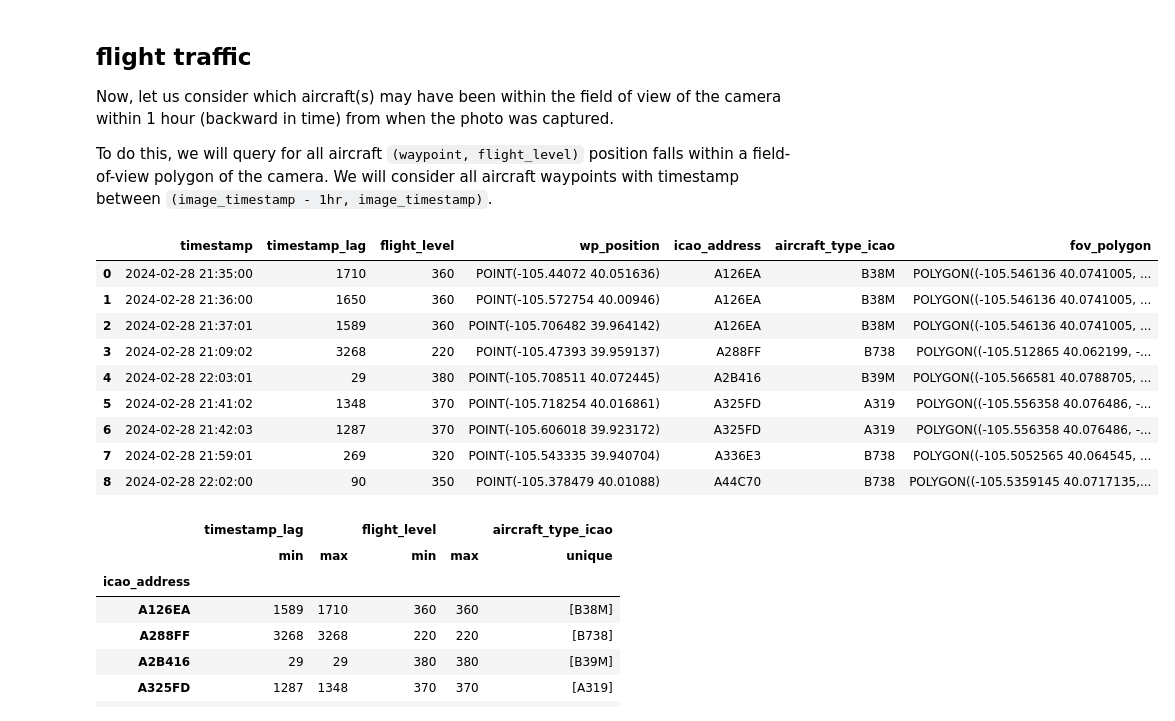
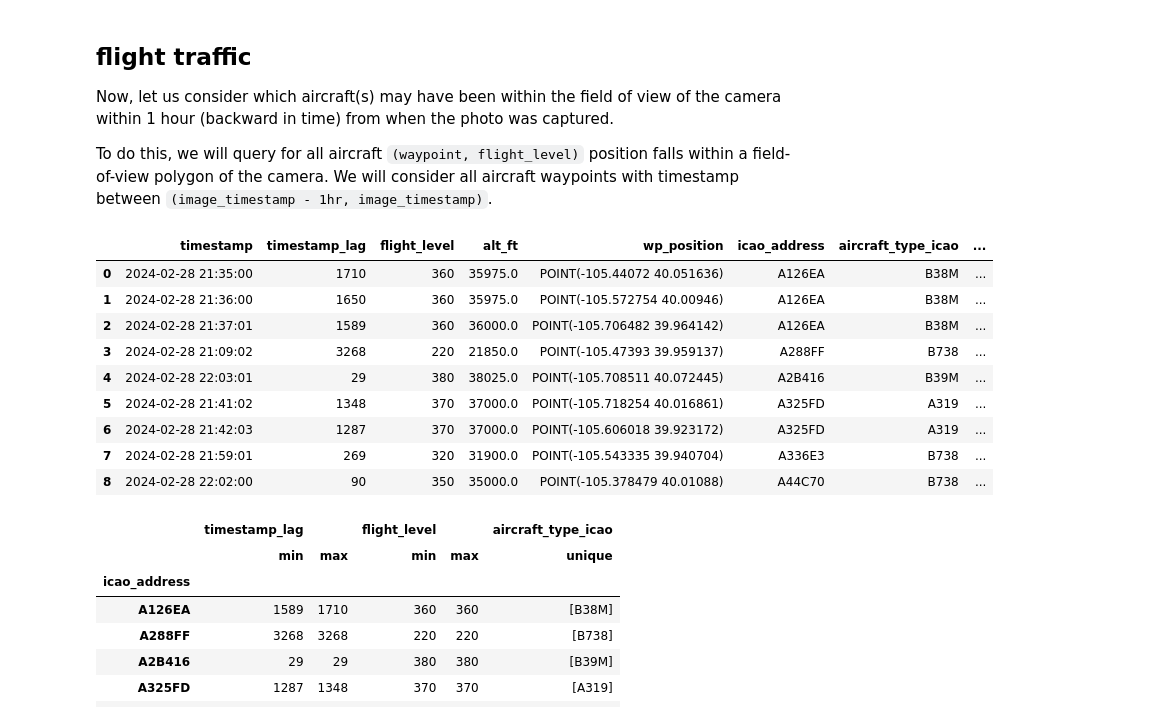
Before and after one commit to contrailcirrus/2024-06-contrails-workshop, a Jupyter notebook: labs/observer_app_hackathon/contributions/masson_demo.ipynb, the cells around one changed output. Cells and saved outputs as stored; diff of their text form; code cells hidden in the pictures.

```diff
--- a/labs/observer_app_hackathon/contributions/masson_demo.ipynb
+++ b/labs/observer_app_hackathon/contributions/masson_demo.ipynb
@@ -81,40 +81,40 @@ We will consider all aircraft waypoints with timestamp between `(image_timestamp
 # %%
 ADSB_TO_IMAGE_QUERY = """ WITH image_tb AS
                           (SELECT meta_tb.id AS id, meta_tb.timestamp AS timestamp, fov_tb.level AS flight_level, fov_tb.geometry AS fov_polygon
                           FROM `contrails-301217.workshop_observerapp.image_metadata` meta_tb
                           INNER JOIN `contrails-301217.workshop_observerapp.image_field_of_view` fov_tb
                           ON meta_tb.id=fov_tb.id WHERE fov_tb.id=@image_id)
 
-                          SELECT f_tb.timestamp, (image_tb.timestamp-TIMESTAMP(f_tb.timestamp)) AS timestamp_lag, f_tb.flight_level, f_tb.position AS wp_position, f_tb.icao_address, f_tb.aircraft_type_icao, image_tb.fov_polygon
+                          SELECT f_tb.timestamp, (image_tb.timestamp-TIMESTAMP(f_tb.timestamp)) AS timestamp_lag, f_tb.flight_level, f_tb.altitude_baro as alt_ft, f_tb.position AS wp_position, f_tb.icao_address, f_tb.aircraft_type_icao, image_tb.fov_polygon
                           FROM `contrails-301217.workshop_observerapp.adsb_clean_resampled` f_tb
                           INNER JOIN image_tb ON f_tb.flight_level=image_tb.flight_level
                           WHERE TIMESTAMP(f_tb.timestamp) BETWEEN '2024-02-28T21:03:30' AND '2024-02-28T22:03:30'
                           AND ST_INTERSECTS(f_tb.position, image_tb.fov_polygon)
                           ORDER BY f_tb.icao_address, f_tb.timestamp """
 
 param_cfg = bigquery.QueryJobConfig(
     query_parameters=[
         bigquery.ScalarQueryParameter("image_id", "STRING", PHOTO_ID),
     ]
 )
 
 adsb_query = bq_client.query(query=ADSB_TO_IMAGE_QUERY, job_config=param_cfg)
 resp_rows = adsb_query.result()
 adsb_df = resp_rows.to_dataframe()
 # timestamp_lag is marshalled from a BQ Interval object; here, convert to a unit of seconds
 adsb_df["timestamp_lag"] = adsb_df["timestamp_lag"].apply(lambda r: int(r.microseconds // 1e6))
 display(adsb_df)
 # %% [output]
-|  | timestamp | timestamp_lag | flight_level | wp_position | icao_address | aircraft_type_icao | fov_polygon |
-| 0 | 2024-02-28 21:35:00 | 1710 | 360 | POINT(-105.44072 40.051636) | A126EA | B38M | POLYGON((-105.546136 40.0741005, ... |
-| 1 | 2024-02-28 21:36:00 | 1650 | 360 | POINT(-105.572754 40.00946) | A126EA | B38M | POLYGON((-105.546136 40.0741005, ... |
-| 2 | 2024-02-28 21:37:01 | 1589 | 360 | POINT(-105.706482 39.964142) | A126EA | B38M | POLYGON((-105.546136 40.0741005, ... |
-| 3 | 2024-02-28 21:09:02 | 3268 | 220 | POINT(-105.47393 39.959137) | A288FF | B738 | POLYGON((-105.512865 40.062199, -... |
-| 4 | 2024-02-28 22:03:01 | 29 | 380 | POINT(-105.708511 40.072445) | A2B416 | B39M | POLYGON((-105.566581 40.0788705, ... |
-| 5 | 2024-02-28 21:41:02 | 1348 | 370 | POINT(-105.718254 40.016861) | A325FD | A319 | POLYGON((-105.556358 40.076486, -... |
-| 6 | 2024-02-28 21:42:03 | 1287 | 370 | POINT(-105.606018 39.923172) | A325FD | A319 | POLYGON((-105.556358 40.076486, -... |
-| 7 | 2024-02-28 21:59:01 | 269 | 320 | POINT(-105.543335 39.940704) | A336E3 | B738 | POLYGON((-105.5052565 40.064545, ... |
-| 8 | 2024-02-28 22:02:00 | 90 | 350 | POINT(-105.378479 40.01088) | A44C70 | B738 | POLYGON((-105.5359145 40.0717135,... |
+|  | timestamp | timestamp_lag | flight_level | alt_ft | wp_position | icao_address | aircraft_type_icao | ... |
+| 0 | 2024-02-28 21:35:00 | 1710 | 360 | 35975.0 | POINT(-105.44072 40.051636) | A126EA | B38M | ... |
+| 1 | 2024-02-28 21:36:00 | 1650 | 360 | 35975.0 | POINT(-105.572754 40.00946) | A126EA | B38M | ... |
+| 2 | 2024-02-28 21:37:01 | 1589 | 360 | 36000.0 | POINT(-105.706482 39.964142) | A126EA | B38M | ... |
+| 3 | 2024-02-28 21:09:02 | 3268 | 220 | 21850.0 | POINT(-105.47393 39.959137) | A288FF | B738 | ... |
+| 4 | 2024-02-28 22:03:01 | 29 | 380 | 38025.0 | POINT(-105.708511 40.072445) | A2B416 | B39M | ... |
+| 5 | 2024-02-28 21:41:02 | 1348 | 370 | 37000.0 | POINT(-105.718254 40.016861) | A325FD | A319 | ... |
+| 6 | 2024-02-28 21:42:03 | 1287 | 370 | 37000.0 | POINT(-105.606018 39.923172) | A325FD | A319 | ... |
+| 7 | 2024-02-28 21:59:01 | 269 | 320 | 31900.0 | POINT(-105.543335 39.940704) | A336E3 | B738 | ... |
+| 8 | 2024-02-28 22:02:00 | 90 | 350 | 35000.0 | POINT(-105.378479 40.01088) | A44C70 | B738 | ... |
 # %%
 # the icao_address is a unique identifier of the aircraft
 adsb_df.groupby("icao_address").agg({'timestamp_lag': ['min', 'max'], 'flight_level': ['min', 'max'], 'aircraft_type_icao': ['unique']})
```
Also changed, not shown: parts of 7 cells of this notebook.
